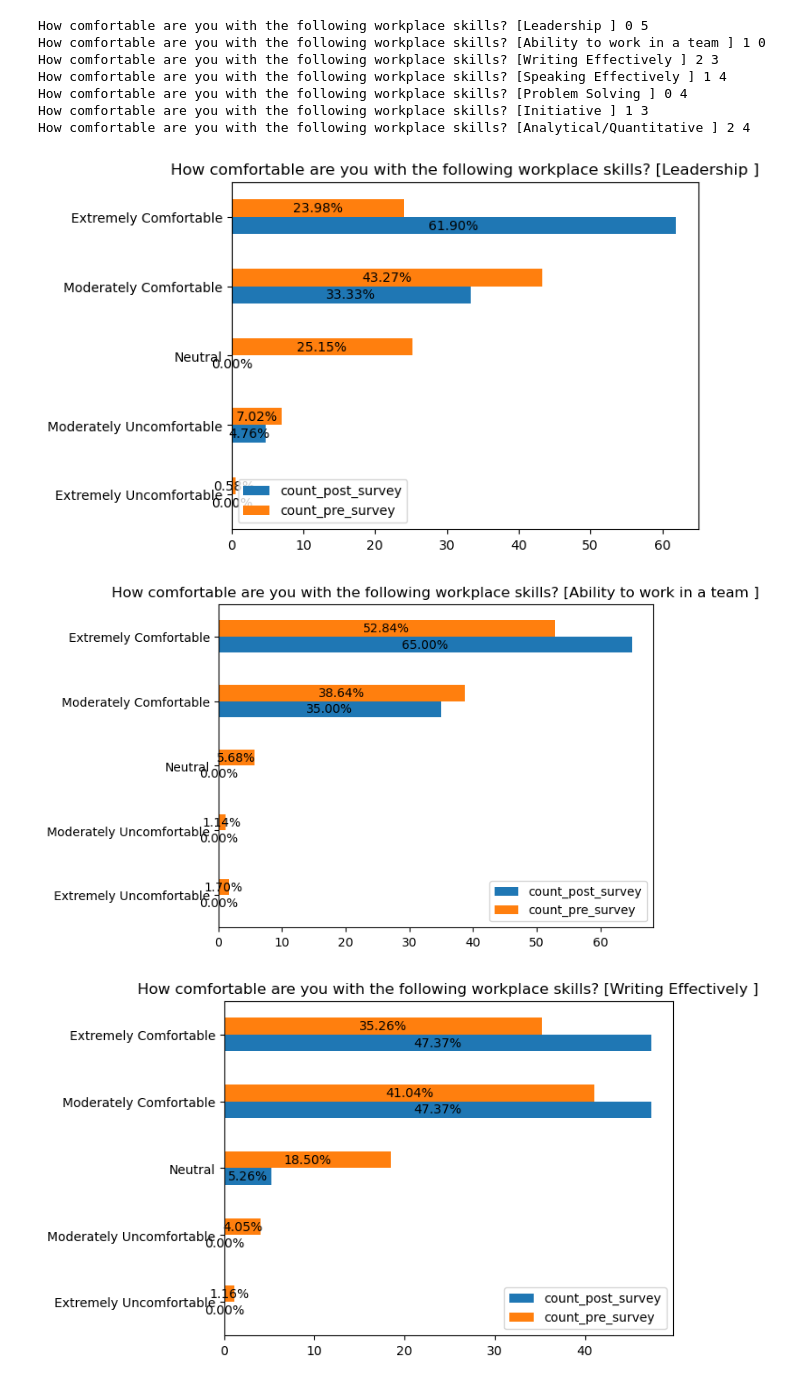
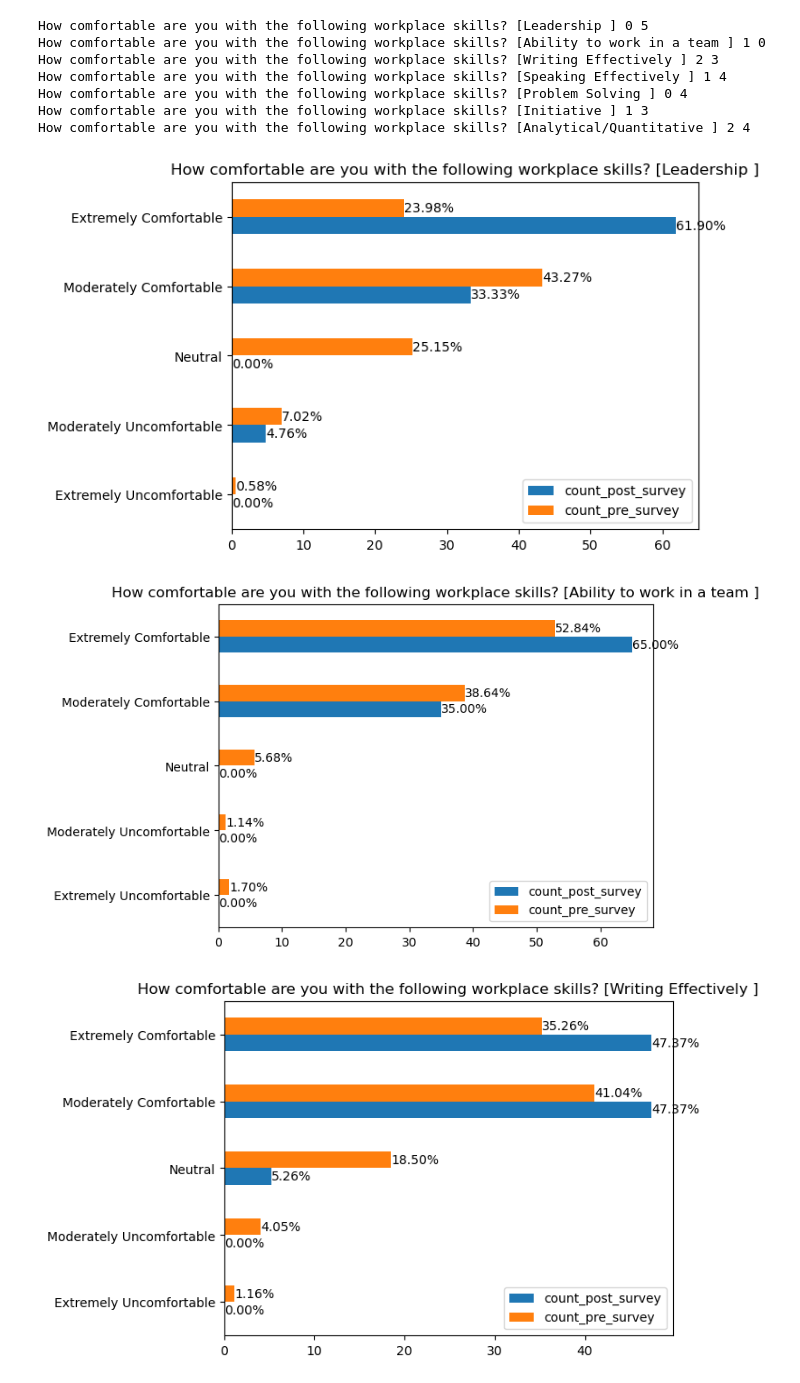
Before and after one commit to sethjmarcus/seth_tiqc, a Jupyter notebook: data_visualization.ipynb, the cells around one changed output. Drawn from its saved outputs; the diff is of its cells as text; code cells hidden in the pictures.

```diff
--- a/data_visualization.ipynb
+++ b/data_visualization.ipynb
@@ -78,33 +78,17 @@ How comfortable are you with the following workplace skills? [Analytical/Quantit
 # %%
 for obj in paired_data:
     df = pd.DataFrame(obj[2])
     cols = df.columns
     df[cols] = df[cols].div(df[cols].sum(axis=0), axis=1).multiply(100)
 
-    #fig, ax = plt.subplots()
-    #width = 0.4
-    #bars = ax.barh(df.index, df['count_pre_survey'], label='pre internship')
-    #bars = ax.barh(df.index + width, df['count_post_survey'], label='post internship')
-
     ax = df.plot(kind='barh', stacked=False, title=obj[0])
 
     for bars in ax.containers:
-        ax.bar_label(container=bars, fmt='%.2f%%', label_type='center')
-
-    '''
-    ax = df.plot(kind='barh', stacked=False, title=obj[0])
-
-    ax.set_xlabel("Percent who answered")
-    ax.set_ylabel("Answer options")
+        ax.bar_label(container=bars, fmt='%.2f%%', label_type='edge')
     ax.legend(loc='lower right')
-    ax.xaxis.grid()
-    ax.bar_label(df[cols])
 
     plt.savefig(fname = './images/bar_' + obj[0].replace("l/Q", "l_Q") + '.png', dpi=300, bbox_inches='tight')
-
-    ax = df.plot(kind='pie', title=obj[0])
-    '''
 # %% [output]
-[figure, old version]
+[figure, new version]
-[figure, old version]
+[figure, new version]
-[figure, old version]
+[figure, new version]
```
Also changed, not shown: parts of 4 cells of this notebook.
